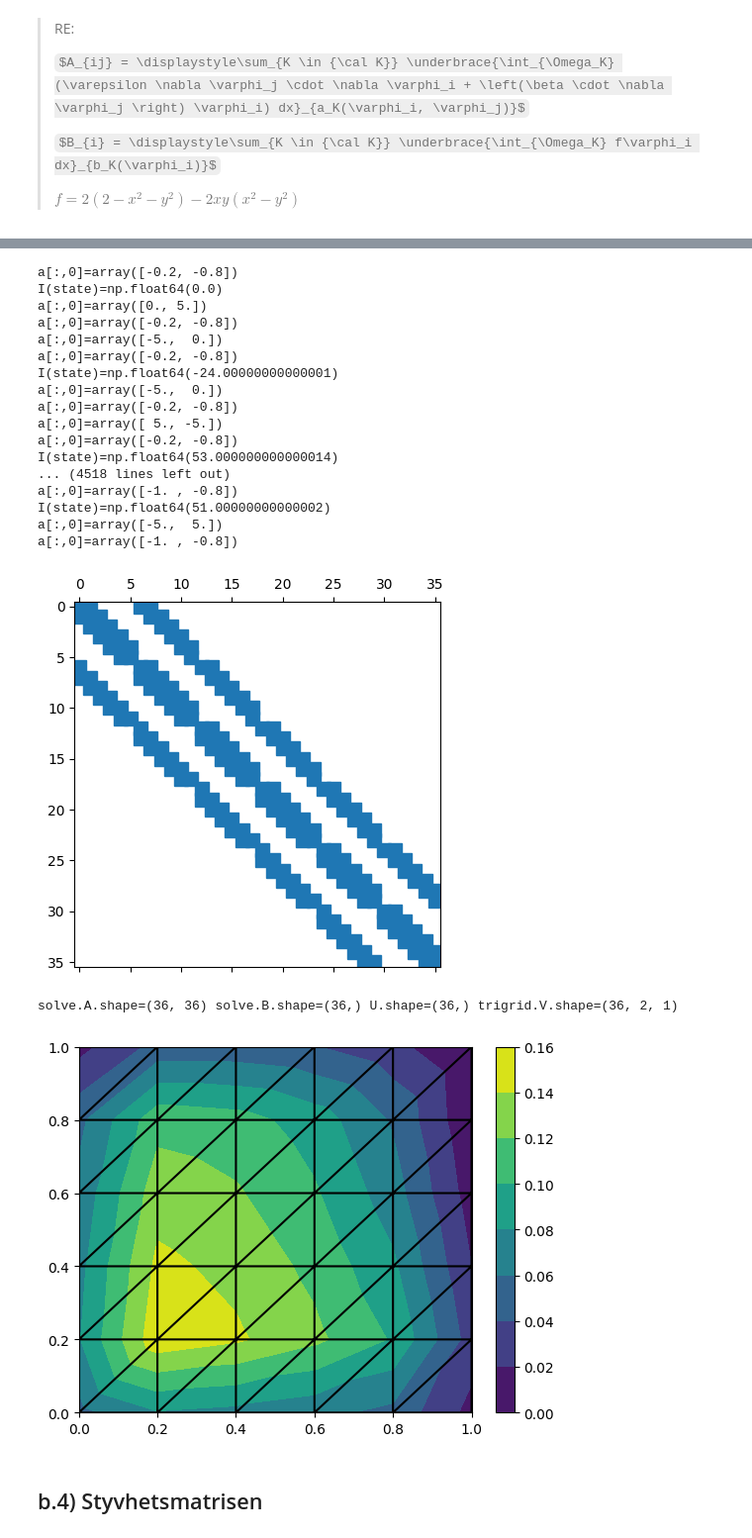
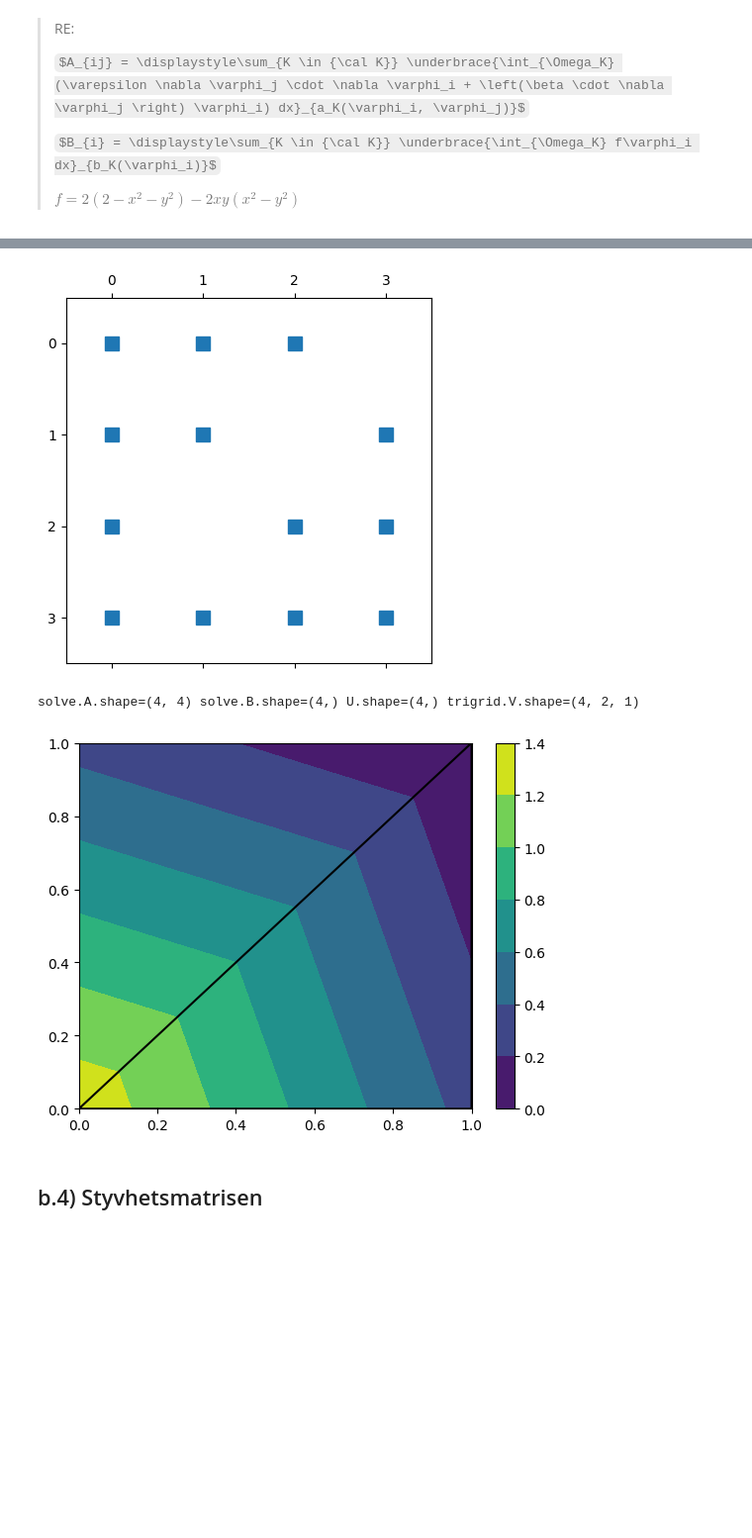
Before and after one commit to wiluxgit/MVE270_2024, a Jupyter notebook: 11z.ipynb, the cells around one changed output, grey strips where cells are left out. Shown at 99% size. Saved outputs shown, nothing was run; the diff lists cells and outputs as text; code cells hidden in the pictures; some formulas as TeX source; blank space fills up the shorter version.

```diff
--- a/11z.ipynb
+++ b/11z.ipynb
@@ -627,10 +648,11 @@ def dot2(a: Vector2, b: Vector2) -> float:
     return np.dot(a[:,0], b[:,0])
 
 def a_integrand(i: AkIntegrand) -> float:
-    print(f"ε.")
     def beta(pos: Vector2) -> Vector2:
         (x,), (y,) = pos
         return np.asarray([[-y], [-x]])
+    print(f"ε∇{npfmt(i.nabla_u)} . {npfmt(i.nabla_v)} + {npfmt(beta(i.x))} . ∇{npfmt(beta(i.nabla_u))}{float(i.v)}")
+
     epsilon = 1.0
     return dot2(epsilon * i.nabla_u, i.nabla_v) + dot2(beta(i.x), i.nabla_u) * i.v
 
@@ -638,10 +660,11 @@ def b_integrand(i: AkIntegrand) -> float:
     def f(pos: Vector2) -> float:
         (x,), (y,) = pos
         return 2*(2-x**2-y**2)-2*x*y*(x**2-y**2)
+    print(f"f({npfmt(i.x)}) = {f(i.x)}")
     return f(i.x) * i.v
 
 def test_solve():
-    trigrid = TriangulatedGrid(5, 5)
+    trigrid = TriangulatedGrid(1, 1)
     solve = StiffnessMatrixSolve2d(
         trigrid=trigrid,
         a_integrand=a_integrand,
@@ -680,23 +703,6 @@ a[:,0]=array([0., 5.])
+[figure, new version]
-a[:,0]=array([-0.2, -0.8])
-I(state)=np.float64(0.0)
-a[:,0]=array([0., 5.])
-a[:,0]=array([-0.2, -0.8])
-a[:,0]=array([-5.,  0.])
-a[:,0]=array([-0.2, -0.8])
-I(state)=np.float64(-24.00000000000001)
-a[:,0]=array([-5.,  0.])
-a[:,0]=array([-0.2, -0.8])
-a[:,0]=array([ 5., -5.])
-a[:,0]=array([-0.2, -0.8])
-I(state)=np.float64(53.000000000000014)
-... (4518 lines left out)
-a[:,0]=array([-1. , -0.8])
-I(state)=np.float64(51.00000000000002)
-a[:,0]=array([-5.,  5.])
-a[:,0]=array([-1. , -0.8])
+solve.A.shape=(4, 4) solve.B.shape=(4,) U.shape=(4,) trigrid.V.shape=(4, 2, 1)
-[figure, old version]
-solve.A.shape=(36, 36) solve.B.shape=(36,) U.shape=(36,) trigrid.V.shape=(36, 2, 1)
-[figure, old version]
+[figure, new version]
 # %% [markdown]
 ## b.4) Styvhetsmatrisen
 # %% [markdown]
```
Also changed, not shown: parts of 4 cells of this notebook.
